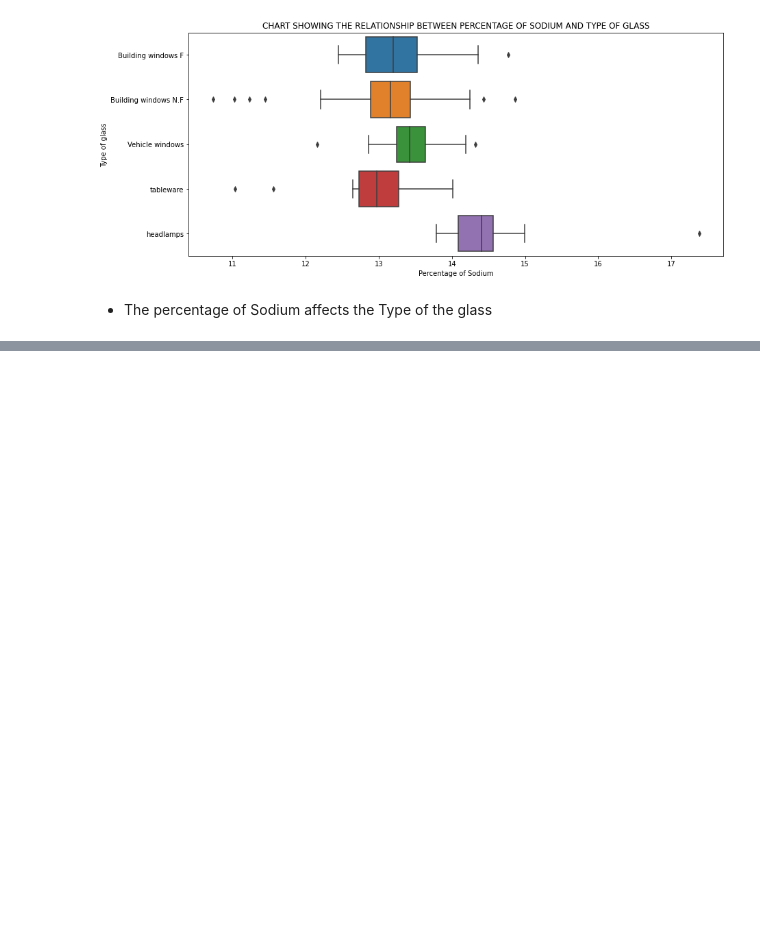
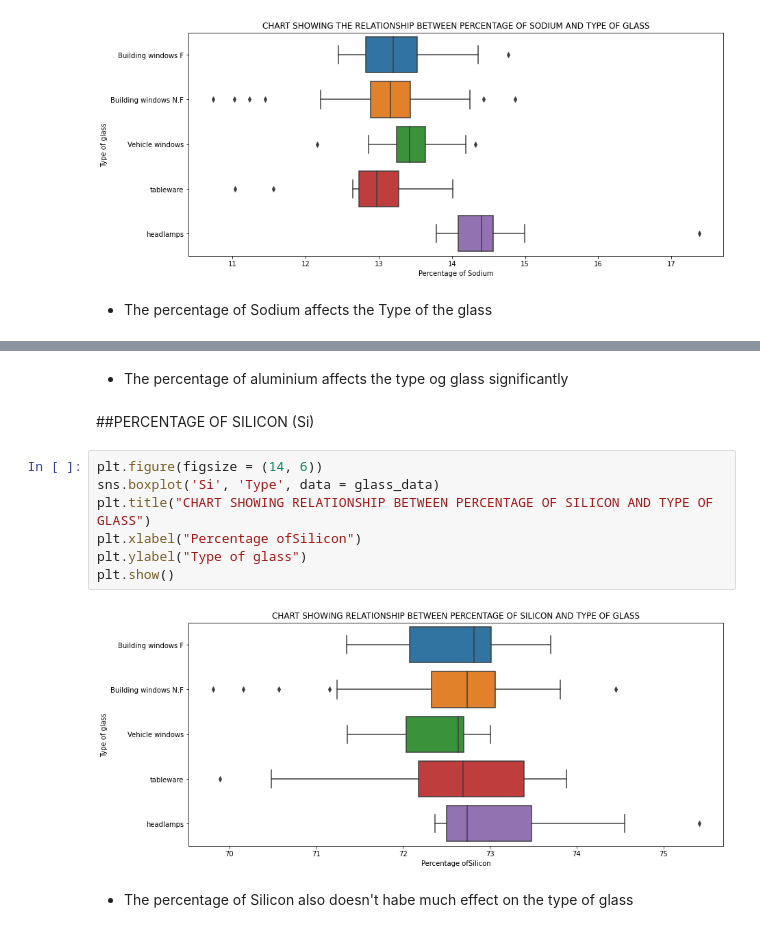
Before and after one commit to MikeDeecode/glass_classification_UCL, a Jupyter notebook: glass_analysis.ipynb, the cells around one changed output, grey strips where cells are left out. Cells and saved outputs as stored; diff of their text form; blank space fills up the shorter version.

```diff
--- a/glass_analysis.ipynb
+++ b/glass_analysis.ipynb
@@ -126,0 +151,15 @@ plt.show()
+# %% [markdown]
+* The percentage of aluminium affects the type og glass significantly
+# %% [markdown]
+##PERCENTAGE OF SILICON (Si)
+# %%
+plt.figure(figsize = (14, 6))
+sns.boxplot('Si', 'Type', data = glass_data)
+plt.title("CHART SHOWING RELATIONSHIP BETWEEN PERCENTAGE OF SILICON AND TYPE OF GLASS")
+plt.xlabel("Percentage ofSilicon")
+plt.ylabel("Type of glass")
+plt.show()
+# %% [output]
+[figure, added]
+# %% [markdown]
+* The percentage of Silicon also doesn't habe much effect on the type of glass
```
Also changed, not shown: parts of 5 cells of this notebook.
